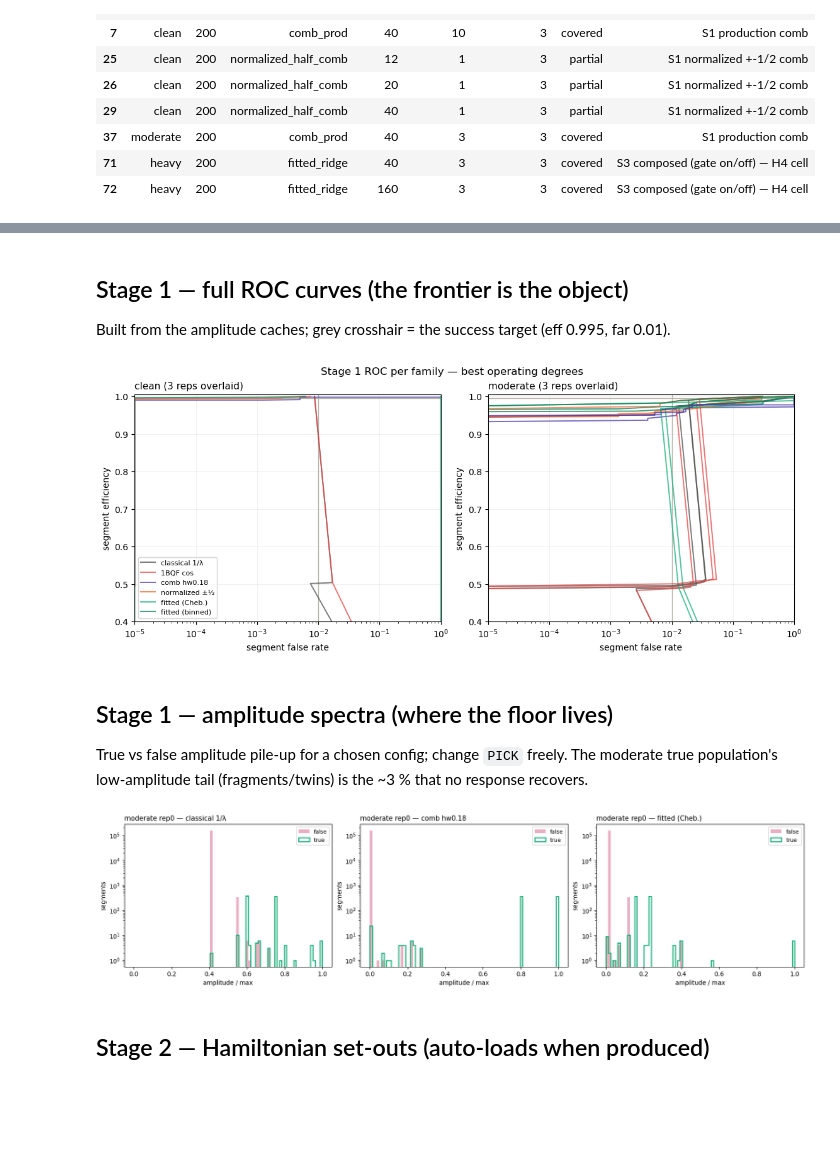
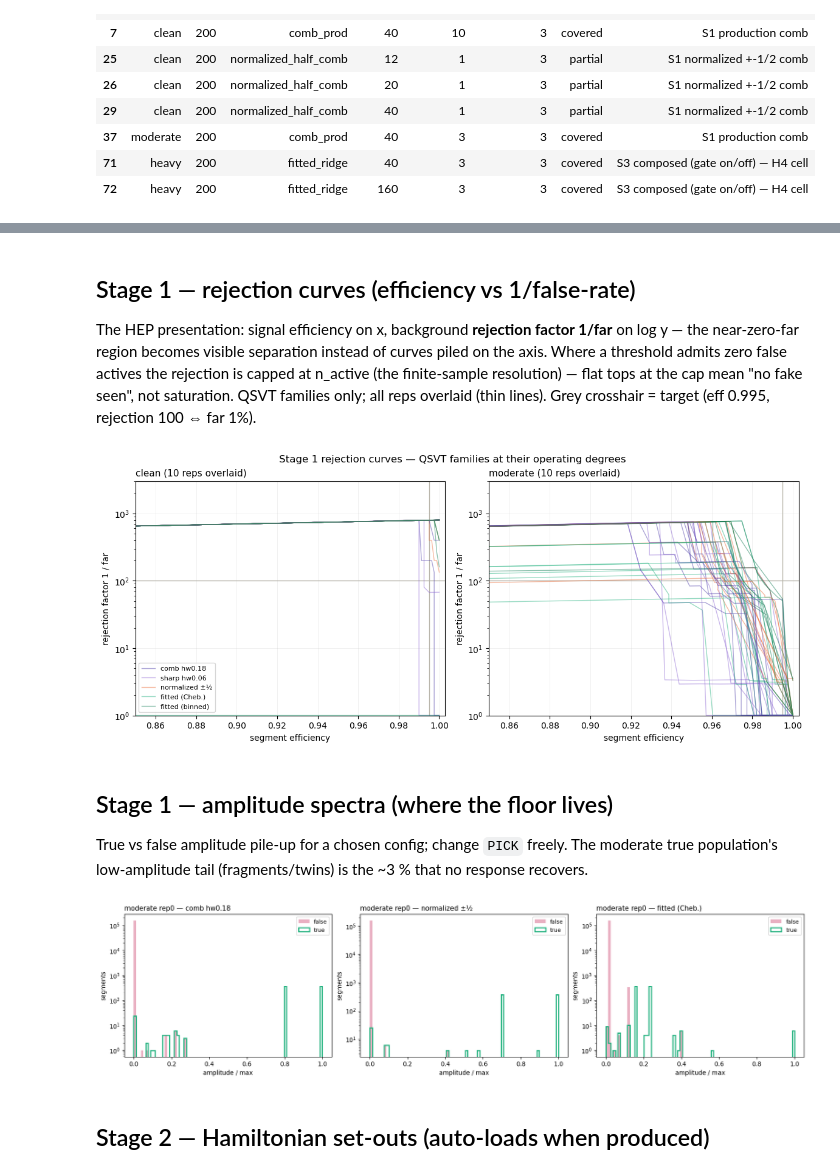
Before and after one commit to GeorgeWilliam1999/Quantum_Track_Reconstruction, a Jupyter notebook: QSVT/Efficiency_Frontier/explore_results.ipynb, the cells around one changed output, grey strips where cells are left out. Drawn from its saved outputs; the diff is of its cells as text; code cells hidden in the pictures; blank space fills up the shorter version.

```diff
--- a/QSVT/Efficiency_Frontier/explore_results.ipynb
+++ b/QSVT/Efficiency_Frontier/explore_results.ipynb
@@ -179,60 +189,70 @@ else:
 # %% [markdown]
-## Stage 1 — full ROC curves (the frontier is the object)
+## Stage 1 — rejection curves (efficiency vs 1/false-rate)
 
-Built from the amplitude caches; grey crosshair = the success target (eff 0.995, far 0.01).
+The HEP presentation: signal efficiency on x, background **rejection factor 1/far** on log y —
+the near-zero-far region becomes visible separation instead of curves piled on the axis.
+Where a threshold admits zero false actives the rejection is capped at n_active (the
+finite-sample resolution) — flat tops at the cap mean "no fake seen", not saturation.
+QSVT families only; all reps overlaid (thin lines). Grey crosshair = target (eff 0.995,
+rejection 100 ⇔ far 1%).
 # %%
-def roc(x, truth, npts=1200):
+def rejection_curve(x, truth, npts=1200):
+    """(efficiency, rejection) along the threshold sweep; rejection = n_active /
+    max(n_false_active, 1) — when no fake is admitted this equals n_active, the
+    finite-sample resolution cap."""
     x = np.abs(np.asarray(x, float)); truth = np.asarray(truth, bool)
     n_true = truth.sum()
     taus = np.quantile(np.unique(x[truth]), np.linspace(0, 1, min(npts, n_true)))[::-1]
     xs, xt = np.sort(x), np.sort(x[truth])
     nact = len(x) - np.searchsorted(xs, taus, side="left")
     ntru = n_true - np.searchsorted(xt, taus, side="left")
-    far = np.where(nact > 0, (nact - ntru) / np.maximum(nact, 1), np.nan)
-    return ntru / n_true, far
+    return ntru / n_true, nact / np.maximum(nact - ntru, 1)
 
-SHOW = ["classical_invA_dnan", "1bqf_cos_d1", "comb_prod_d40",
-        "normalized_half_comb_d44", "fitted_ridge_d40", "fitted_binned_dnan"]
+SHOW = ["comb_prod_d40", "sharp_comb_d80", "normalized_half_comb_d44",
+        "fitted_ridge_d40", "fitted_binned_dnan"]
 caches = {p.stem.replace("01_amps_", ""): p for p in sorted(CACHE.glob("01_amps_*.npz"))}
 if not caches:
     print("no amplitude caches — run 01_degree_response_frontier.py")
 else:
     regs = sorted({k.rsplit("_rep", 1)[0] for k in caches})
-    fig, axes = plt.subplots(1, len(regs), figsize=(5.6 * len(regs), 4.6),
+    reps = sorted({int(k.rsplit("_rep", 1)[1]) for k in caches})
+    fig, axes = plt.subplots(1, len(regs), figsize=(5.8 * len(regs), 4.8),
                              constrained_layout=True, squeeze=False)
     for ax, rg in zip(axes[0], regs):
-        for rep in (0, 1, 2):
+        for rep in reps:
             key = f"{rg}_rep{rep}"
             if key not in caches:
                 continue
             z = np.load(caches[key])
             truth = z["truth"]
             for name in SHOW:
                 if name not in z.files:
                     continue
                 fam = name.rsplit("_d", 1)[0]
-                e, f = roc(z[name], truth)
-                ax.plot(np.clip(f, 1e-5, None), e, color=FAM_COL[fam], lw=1.4,
-                        alpha=0.75, label=FAM_LAB[fam] if rep == 0 else None)
-        ax.axvline(0.01, color="#b7b3a8", lw=1, zorder=0)
-        ax.axhline(0.995, color="#b7b3a8", lw=1, zorder=0)
-        ax.set_xscale("log"); ax.set_xlim(1e-5, 1); ax.set_ylim(0.4, 1.005)
-        ax.set_xlabel("segment false rate"); ax.set_ylabel("segment efficiency")
-        ax.set_title(f"{rg} (3 reps overlaid)", loc="left", fontsize=11)
+                e, r = rejection_curve(z[name], truth)
+                ax.plot(e, r, color=FAM_COL[fam], lw=1.0, alpha=0.45,
+                        label=FAM_LAB[fam] if rep == reps[0] else None)
+        ax.axvline(0.995, color="#b7b3a8", lw=1, zorder=0)
+        ax.axhline(100, color="#b7b3a8", lw=1, zorder=0)
+        ax.set_yscale("log"); ax.set_xlim(0.85, 1.003); ax.set_ylim(1, 3e3)
+        ax.set_xlabel("segment efficiency")
+        ax.set_ylabel("rejection factor 1 / far")
+        ax.set_title(f"{rg} ({len(reps)} reps overlaid)", loc="left", fontsize=11)
         ax.grid(alpha=0.25, lw=0.5)
     axes[0, 0].legend(fontsize=8, loc="lower left")
-    fig.suptitle("Stage 1 ROC per family — best operating degrees", fontsize=12)
+    fig.suptitle("Stage 1 rejection curves — QSVT families at their operating degrees",
+                 fontsize=12)
     plt.show()
 # %% [output]
-[figure, old version]
+[figure, new version]
 # %% [markdown]
 ## Stage 1 — amplitude spectra (where the floor lives)
 
 True vs false amplitude pile-up for a chosen config; change `PICK` freely. The moderate
 true population's low-amplitude tail (fragments/twins) is the ~3 % that no response recovers.
 # %%
-PICK = [("moderate", 0, "classical_invA_dnan"),
-        ("moderate", 0, "comb_prod_d40"),
+PICK = [("moderate", 0, "comb_prod_d40"),
+        ("moderate", 0, "normalized_half_comb_d44"),
         ("moderate", 0, "fitted_ridge_d40")]
 avail = [(rg, rep, key) for (rg, rep, key) in PICK
          if (CACHE / f"01_amps_{rg}_rep{rep}.npz").exists()]
@@ -257,7 +277,7 @@ else:
         ax.legend(fontsize=9)
     plt.show()
 # %% [output]
-[figure, old version]
+[figure, new version]
 # %% [markdown]
 ## Stage 2 — Hamiltonian set-outs (auto-loads when produced)
 # %%
```
Also changed, not shown: parts of 3 cells of this notebook, 2 other files.
